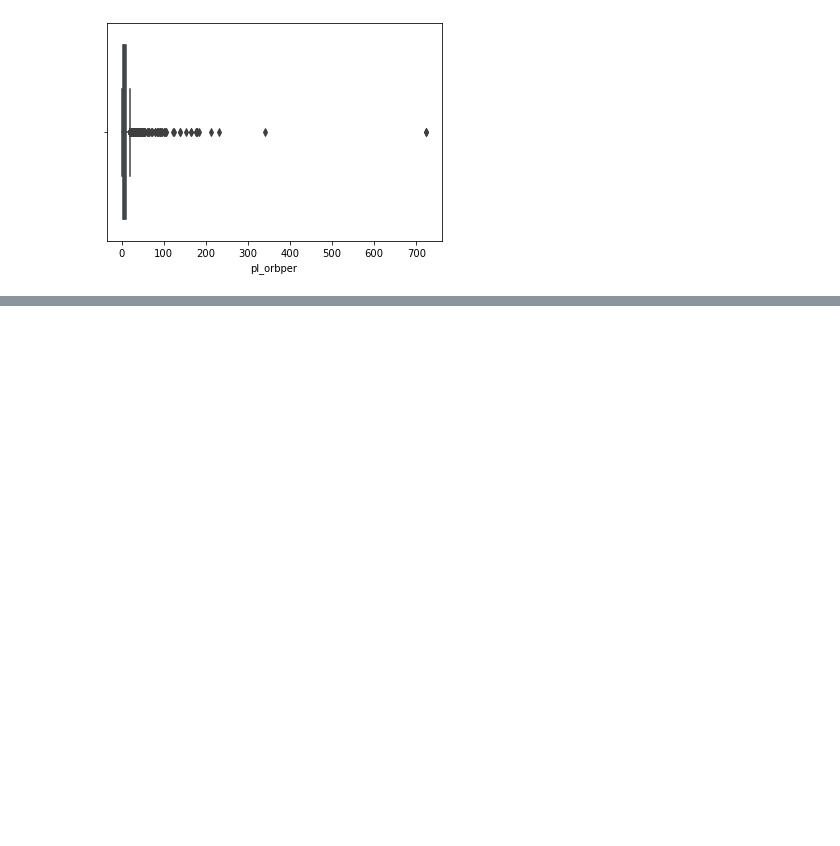
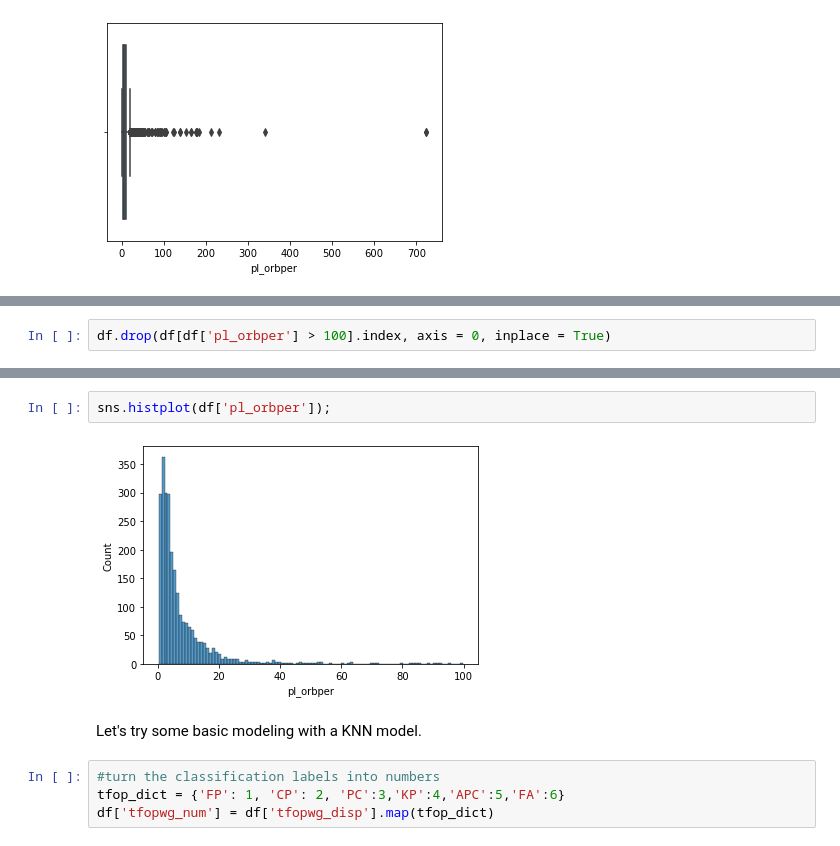
Before and after one commit to sehyeager/tess_oi_table_classification_model, a Jupyter notebook: code/sam-EDA.ipynb, the cells around one changed output, grey strips where cells are left out. Saved outputs shown, nothing was run; the diff lists cells and outputs as text; blank space fills up the shorter version.

```diff
--- a/code/sam-EDA.ipynb
+++ b/code/sam-EDA.ipynb
@@ -128,0 +124,2 @@ df[df['pl_orbper'] > 100]
+# %%
+df.drop(df[df['pl_orbper'] > 100].index, axis = 0, inplace = True)
@@ -128,0 +132,10 @@ df[df['pl_orbper'] > 100]
+# %%
+sns.histplot(df['pl_orbper']);
+# %% [output]
+[figure, added]
+# %% [markdown]
+Let's try some basic modeling with a KNN model.
+# %%
+#turn the classification labels into numbers
+tfop_dict = {'FP': 1, 'CP': 2, 'PC':3,'KP':4,'APC':5,'FA':6}
+df['tfopwg_num'] = df['tfopwg_disp'].map(tfop_dict)
```
Also changed, not shown: parts of 10 cells of this notebook.
